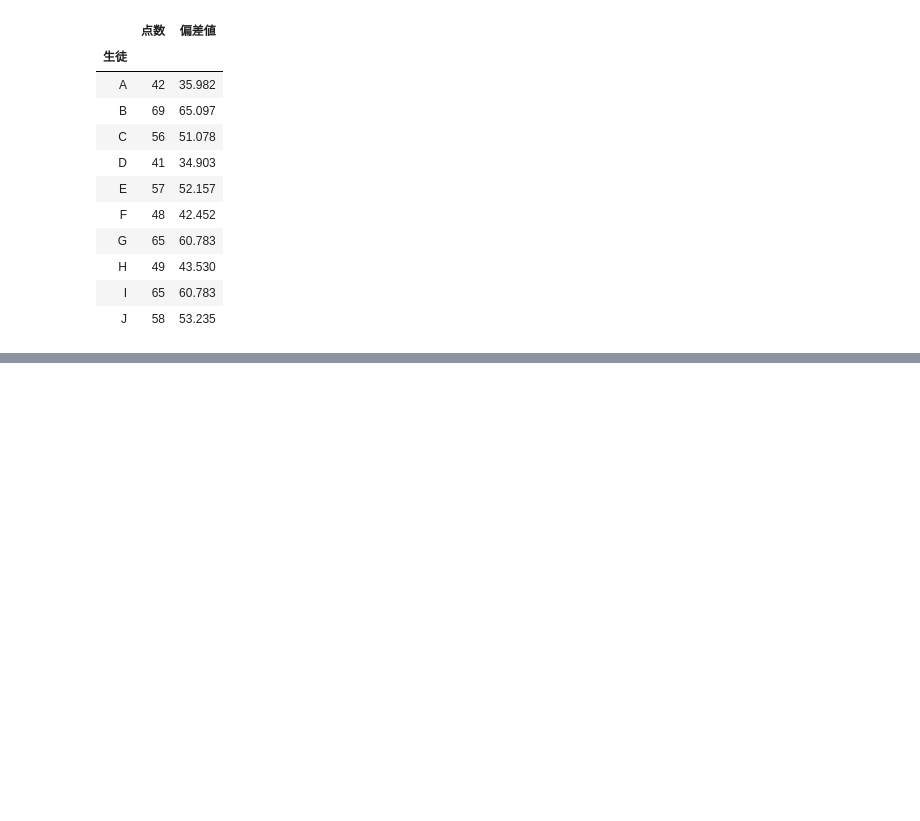
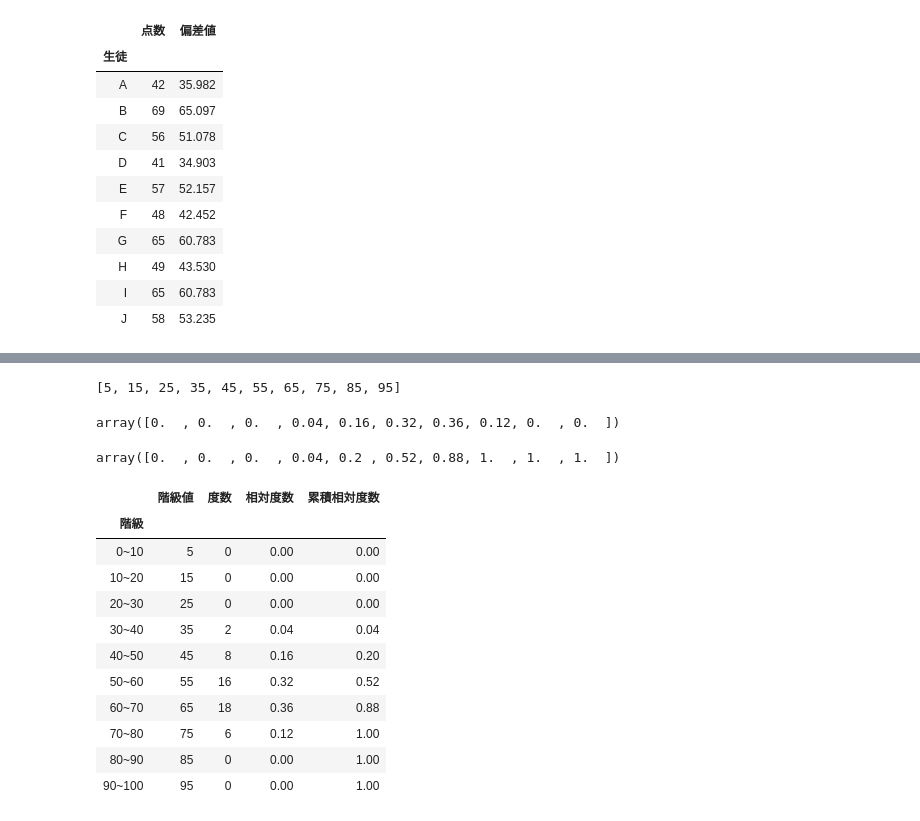
Before and after one commit to katuhito/python_statistics, a Jupyter notebook: One-dimensional data.ipynb, the cells around one changed output, grey strips where cells are left out. Saved outputs shown, nothing was run; the diff lists cells and outputs as text; code cells hidden in the pictures; blank space fills up the shorter version.

```diff
--- a/One-dimensional data.ipynb
+++ b/One-dimensional data.ipynb
@@ -242,0 +264,6 @@ scores_df
+# %%
+#0~10, 10~20, ...といった文字列のリストを作る
+freq_class = [f'{i}~{i+10}' for i in range(0, 100, 10)]
+#freq_classをインデックスにしてfreqでDataFrameを作る
+freq_dist_df = pd.DataFrame({'度数':freq}, index=pd.Index(freq_class, name='階級'))
+freq_dist_df
@@ -242,0 +283,38 @@ scores_df
+# %%
+#階級値(階級を代表する値のことで、階級の中央値が使われる)
+class_value = [(i+(i+10))//2 for i in range(0, 100, 10)]
+class_value
+# %% [output]
+[5, 15, 25, 35, 45, 55, 65, 75, 85, 95]
+# %%
+#相対度数は全データに対してその階級のデータがどのくらいの割合で占めているかを示す
+rel_freq = freq / freq.sum()
+rel_freq
+# %% [output]
+array([0.  , 0.  , 0.  , 0.04, 0.16, 0.32, 0.36, 0.12, 0.  , 0.  ])
+# %%
+#累積相対度数はその階級までの相対度数の和を示す。
+cum_rel_freq = np.cumsum(rel_freq)
+cum_rel_freq
+# %% [output]
+array([0.  , 0.  , 0.  , 0.04, 0.2 , 0.52, 0.88, 1.  , 1.  , 1.  ])
+# %%
+#下級値と相対度数と累積相対度数を度数分布表に付け加える
+freq_dist_df['階級値'] = class_value
+freq_dist_df['相対度数'] = rel_freq
+freq_dist_df['累積相対度数'] = cum_rel_freq
+freq_dist_df = freq_dist_df[['階級値', '度数', '相対度数', '累積相対度数']]
+freq_dist_df
+# %% [output]
+|  | 階級値 | 度数 | 相対度数 | 累積相対度数 |
+| 階級 |  |  |  |  |
+| 0~10 | 5 | 0 | 0.00 | 0.00 |
+| 10~20 | 15 | 0 | 0.00 | 0.00 |
+| 20~30 | 25 | 0 | 0.00 | 0.00 |
+| 30~40 | 35 | 2 | 0.04 | 0.04 |
+| 40~50 | 45 | 8 | 0.16 | 0.20 |
+| 50~60 | 55 | 16 | 0.32 | 0.52 |
+| 60~70 | 65 | 18 | 0.36 | 0.88 |
+| 70~80 | 75 | 6 | 0.12 | 1.00 |
+| 80~90 | 85 | 0 | 0.00 | 1.00 |
+| 90~100 | 95 | 0 | 0.00 | 1.00 |
```
Also changed, not shown: parts of 7 cells of this notebook, 1 other file.
